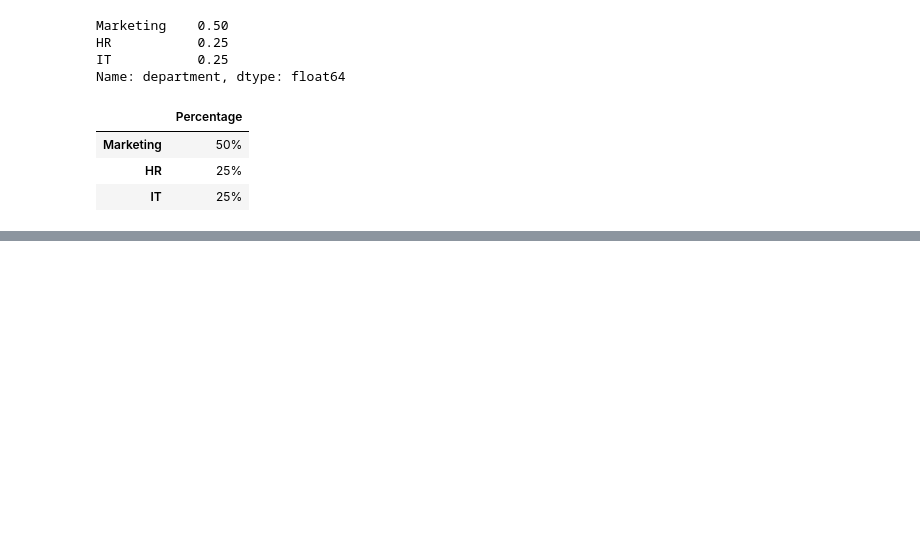
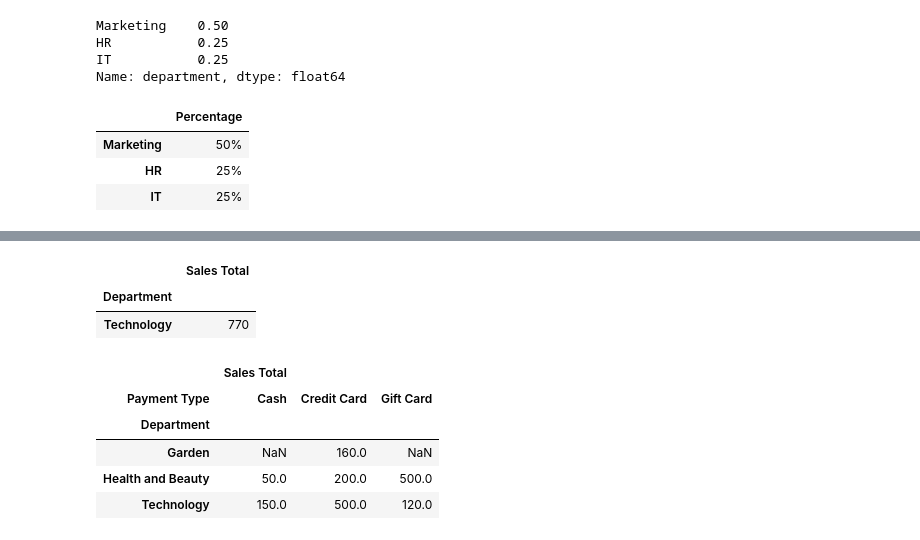
Before and after one commit to richardgourley/pandas-one-pagers, a Jupyter notebook: pandas-one-pager.ipynb, the cells around one changed output, grey strips where cells are left out. Drawn from its saved outputs; the diff is of its cells as text; code cells hidden in the pictures; blank space fills up the shorter version.

```diff
--- a/pandas-one-pager.ipynb
+++ b/pandas-one-pager.ipynb
@@ -528,0 +676,20 @@ department_percentage
+# %%
+# Departments by sales - get top performing department
+df_top_dept = df_sales_data.pivot_table(index=["Department"], values=["Sales Total"], aggfunc="sum").sort_values(by="Sales Total",ascending=False)
+df_top_dept.head(1)
+# %% [output]
+|  | Sales Total |
+| Department |  |
+| Technology | 770 |
+# %%
+# Combining groups of results
+# Here we get the results based on department and payment type
+by_dept_payment_type = df_sales_data.pivot_table(index=["Department"],columns=["Payment Type"],values=["Sales Total"],aggfunc=sum)
+by_dept_payment_type
+# %% [output]
+|  | Sales Total |  |  |
+| Payment Type | Cash | Credit Card | Gift Card |
+| Department |  |  |  |
+| Garden | NaN | 160.0 | NaN |
+| Health and Beauty | 50.0 | 200.0 | 500.0 |
+| Technology | 150.0 | 500.0 | 120.0 |
```
Also changed, not shown: parts of 37 cells of this notebook.
